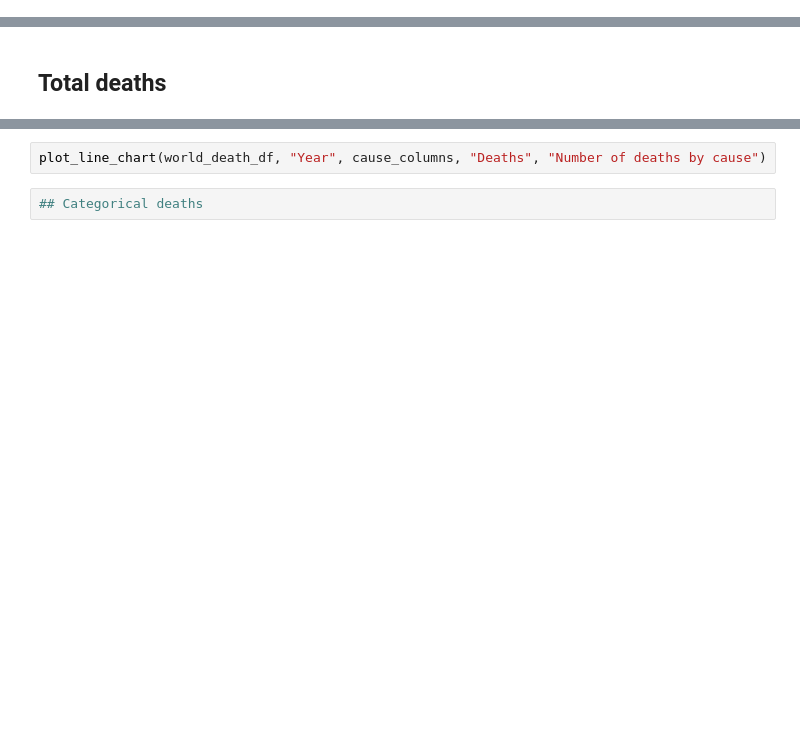
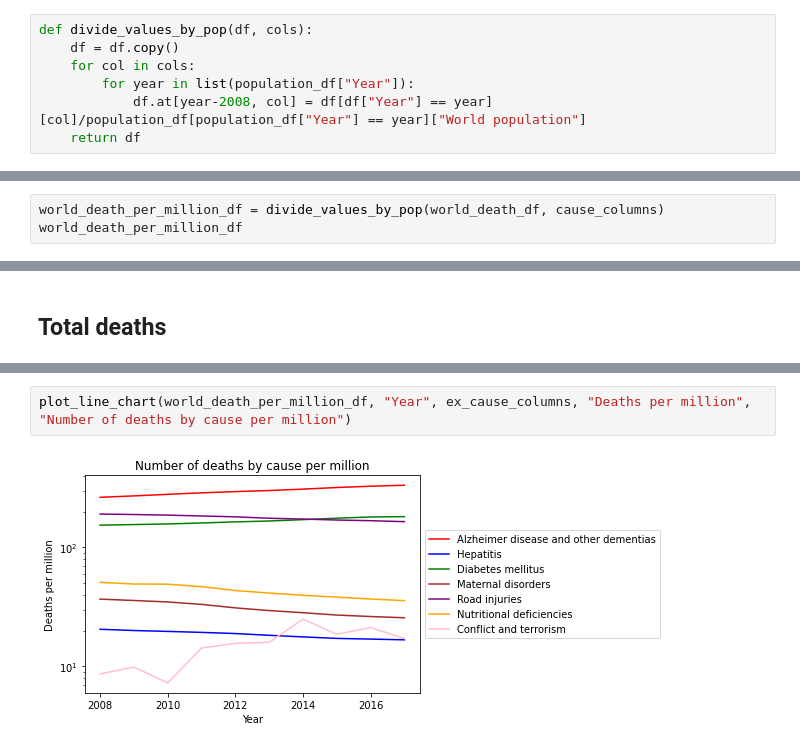
Before and after one commit to epfl-ada/ada-2021-project-hoja, a Jupyter notebook: test_death_data.ipynb, the cells around one changed output, grey strips where cells are left out. Drawn from its saved outputs; the diff is of its cells as text; blank space fills up the shorter version.

```diff
--- a/test_death_data.ipynb
+++ b/test_death_data.ipynb
@@ -73,3 +106,10 @@ def extract_world_data(df):
+# %%
+def divide_values_by_pop(df, cols):
+    df = df.copy()
+    for col in cols:
+        for year in list(population_df["Year"]):
+            df.at[year-2008, col] = df[df["Year"] == year][col]/population_df[population_df["Year"] == year]["World population"]
+    return df
 # %% [markdown]
 ## Total deaths
 # %%
@@ -165,0 +208,3 @@ world_death_df
+# %%
+world_death_per_million_df = divide_values_by_pop(world_death_df, cause_columns)
+world_death_per_million_df
@@ -237,4 +313,4 @@ cause_columns = [e for e in tot_columns if e not in info_columns]
 # %%
-plot_line_chart(world_death_df, "Year", cause_columns, "Deaths", "Number of deaths by cause")
+plot_line_chart(world_death_per_million_df, "Year", ex_cause_columns, "Deaths per million", "Number of deaths by cause per million")
+# %% [output]
+[figure, added]
-# %%
-## Categorical deaths
```
Also changed, not shown: parts of 26 cells of this notebook.
